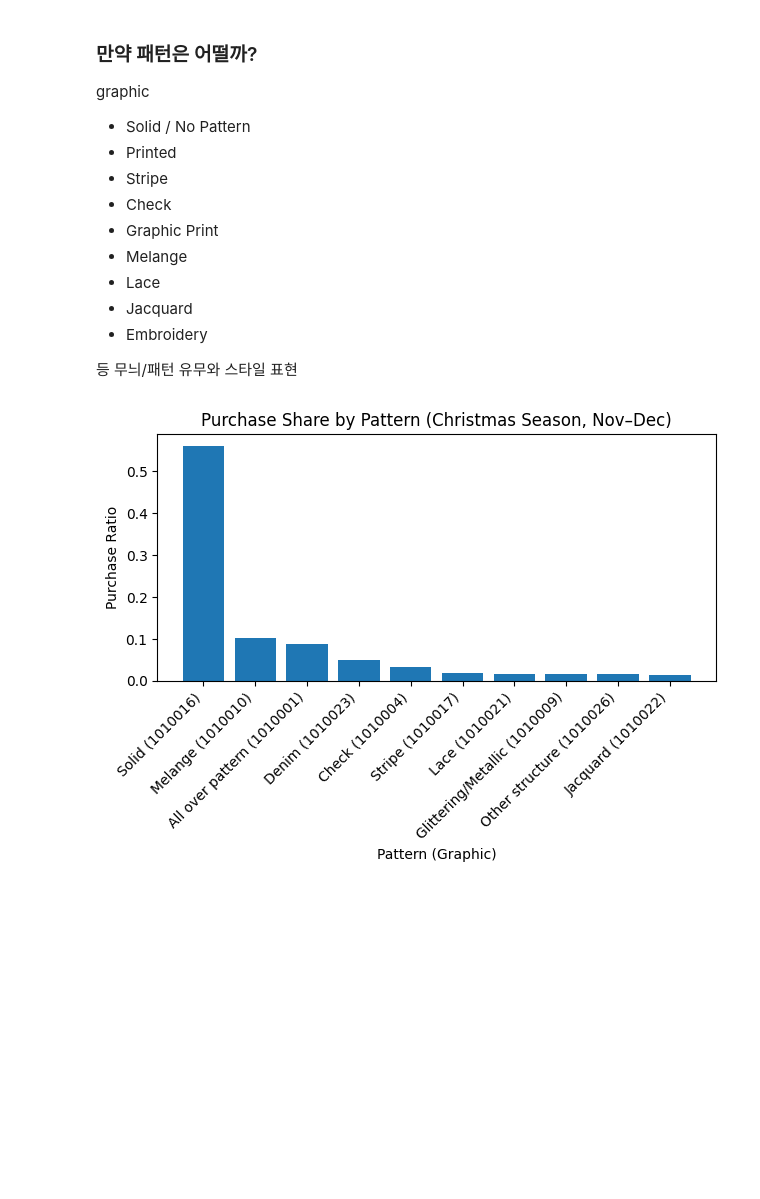
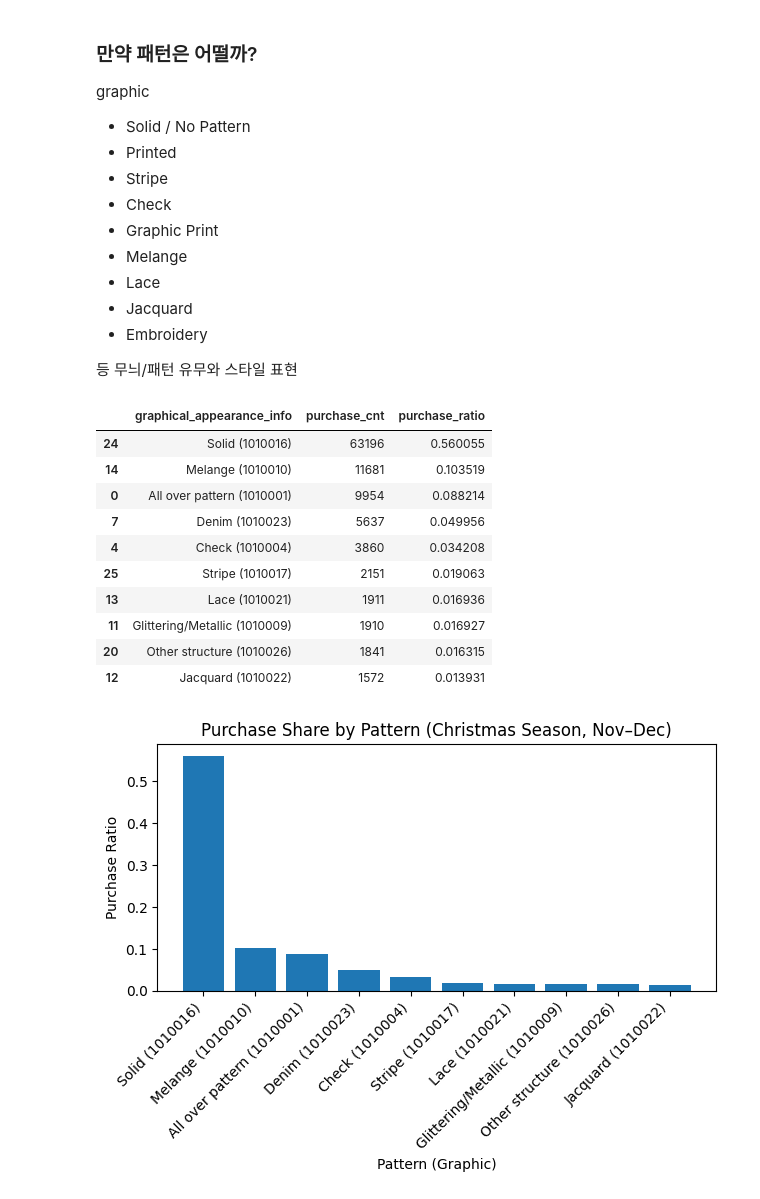
Before and after one commit to leegolem/data-commando-project, a Jupyter notebook: notebooks/member2/3. Analyze_2_christmas.ipynb, the cells around one changed output. Drawn from its saved outputs; the diff is of its cells as text; code cells hidden in the pictures; blank space fills up the shorter version.

```diff
--- a/notebooks/member2/3. Analyze_2_christmas.ipynb
+++ b/notebooks/member2/3. Analyze_2_christmas.ipynb
@@ -183,21 +185,34 @@ graphic
 # %%
 # 판매별 구매 비중
 pattern_ratio = (
     analysis_christmas
     .groupby("graphical_appearance_info", as_index=False)
-    .agg(purchase_cnt=("revenue", "count"))
+    .agg(purchase_cnt=("revenue", "size"))
 )
 
 pattern_ratio["purchase_ratio"] = (
     pattern_ratio["purchase_cnt"]
     / pattern_ratio["purchase_cnt"].sum()
 )
 
 pattern_ratio = pattern_ratio.sort_values(
     "purchase_ratio", ascending=False
 )
 
 pattern_ratio_top10 = pattern_ratio.head(10)
+pattern_ratio_top10
+# %% [output]
+|  | graphical_appearance_info | purchase_cnt | purchase_ratio |
+| 24 | Solid (1010016) | 63196 | 0.560055 |
+| 14 | Melange (1010010) | 11681 | 0.103519 |
+| 0 | All over pattern (1010001) | 9954 | 0.088214 |
+| 7 | Denim (1010023) | 5637 | 0.049956 |
+| 4 | Check (1010004) | 3860 | 0.034208 |
+| 25 | Stripe (1010017) | 2151 | 0.019063 |
+| 13 | Lace (1010021) | 1911 | 0.016936 |
+| 11 | Glittering/Metallic (1010009) | 1910 | 0.016927 |
+| 20 | Other structure (1010026) | 1841 | 0.016315 |
+| 12 | Jacquard (1010022) | 1572 | 0.013931 |
 # %%
 plt.figure()
 plt.bar(
```
Also changed, not shown: parts of 24 cells of this notebook, 1 other file.
